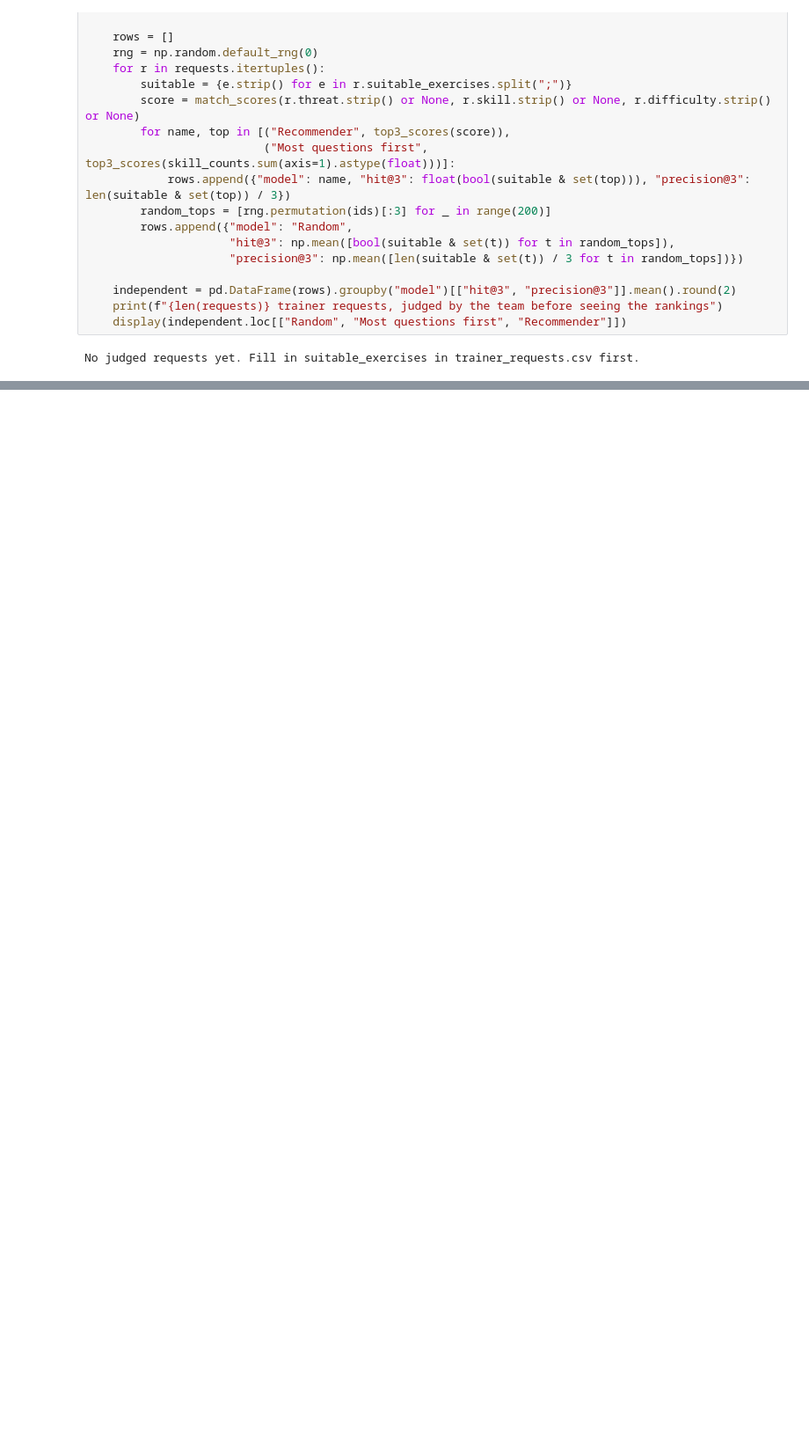
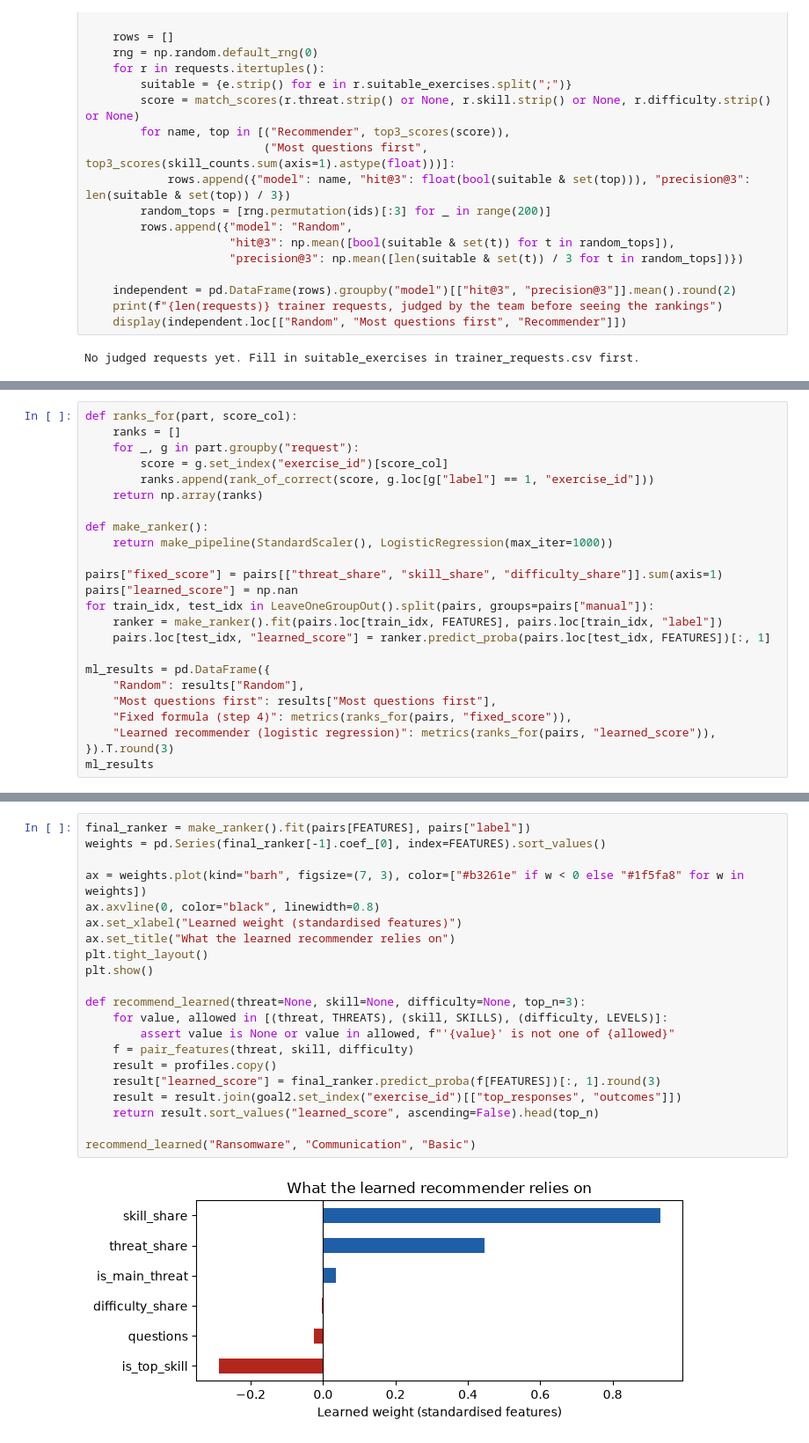
Before and after one commit to Mastercoder-1000/Data-Strategy-amp-Modelling-for-a-Strategic-Cybersecurity-Decision-Making-Exercise-Platform-, a Jupyter notebook: notebooks/8_recommend_exercises.ipynb, the cells around one changed output, grey strips where cells are left out. Shown at 88% size. Drawn from its saved outputs; the diff is of its cells as text; blank space fills up the shorter version.

Commit message:
Machine learning part

```diff
--- a/notebooks/8_recommend_exercises.ipynb
+++ b/notebooks/8_recommend_exercises.ipynb
@@ -443,0 +513,24 @@ No judged requests yet. Fill in suitable_exercises in trainer_requests.csv first
+# %%
+def ranks_for(part, score_col):
+    ranks = []
+    for _, g in part.groupby("request"):
+        score = g.set_index("exercise_id")[score_col]
+        ranks.append(rank_of_correct(score, g.loc[g["label"] == 1, "exercise_id"]))
+    return np.array(ranks)
+
+def make_ranker():
+    return make_pipeline(StandardScaler(), LogisticRegression(max_iter=1000))
+
+pairs["fixed_score"] = pairs[["threat_share", "skill_share", "difficulty_share"]].sum(axis=1)
+pairs["learned_score"] = np.nan
+for train_idx, test_idx in LeaveOneGroupOut().split(pairs, groups=pairs["manual"]):
+    ranker = make_ranker().fit(pairs.loc[train_idx, FEATURES], pairs.loc[train_idx, "label"])
+    pairs.loc[test_idx, "learned_score"] = ranker.predict_proba(pairs.loc[test_idx, FEATURES])[:, 1]
+
+ml_results = pd.DataFrame({
+    "Random": results["Random"],
+    "Most questions first": results["Most questions first"],
+    "Fixed formula (step 4)": metrics(ranks_for(pairs, "fixed_score")),
+    "Learned recommender (logistic regression)": metrics(ranks_for(pairs, "learned_score")),
+}).T.round(3)
+ml_results
@@ -443,0 +548,23 @@ No judged requests yet. Fill in suitable_exercises in trainer_requests.csv first
+# %%
+final_ranker = make_ranker().fit(pairs[FEATURES], pairs["label"])
+weights = pd.Series(final_ranker[-1].coef_[0], index=FEATURES).sort_values()
+
+ax = weights.plot(kind="barh", figsize=(7, 3), color=["#b3261e" if w < 0 else "#1f5fa8" for w in weights])
+ax.axvline(0, color="black", linewidth=0.8)
+ax.set_xlabel("Learned weight (standardised features)")
+ax.set_title("What the learned recommender relies on")
+plt.tight_layout()
+plt.show()
+
+def recommend_learned(threat=None, skill=None, difficulty=None, top_n=3):
+    for value, allowed in [(threat, THREATS), (skill, SKILLS), (difficulty, LEVELS)]:
+        assert value is None or value in allowed, f"'{value}' is not one of {allowed}"
+    f = pair_features(threat, skill, difficulty)
+    result = profiles.copy()
+    result["learned_score"] = final_ranker.predict_proba(f[FEATURES])[:, 1].round(3)
+    result = result.join(goal2.set_index("exercise_id")[["top_responses", "outcomes"]])
+    return result.sort_values("learned_score", ascending=False).head(top_n)
+
+recommend_learned("Ransomware", "Communication", "Basic")
+# %% [output]
+[figure, added]
```
Also changed, not shown: parts of 13 cells of this notebook, 5 other files.
